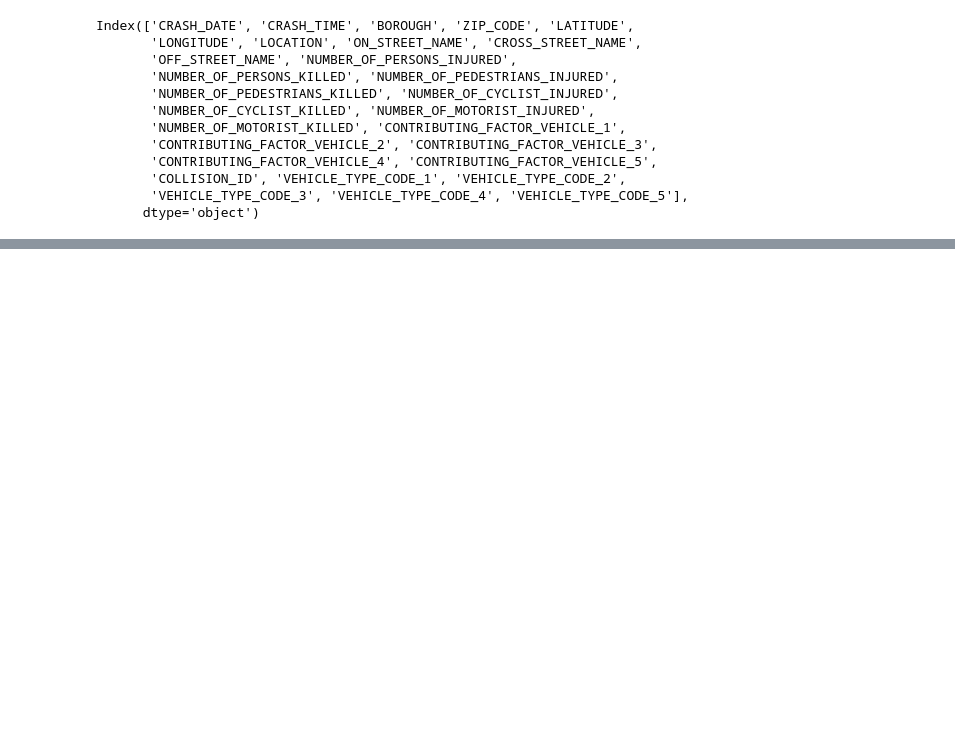
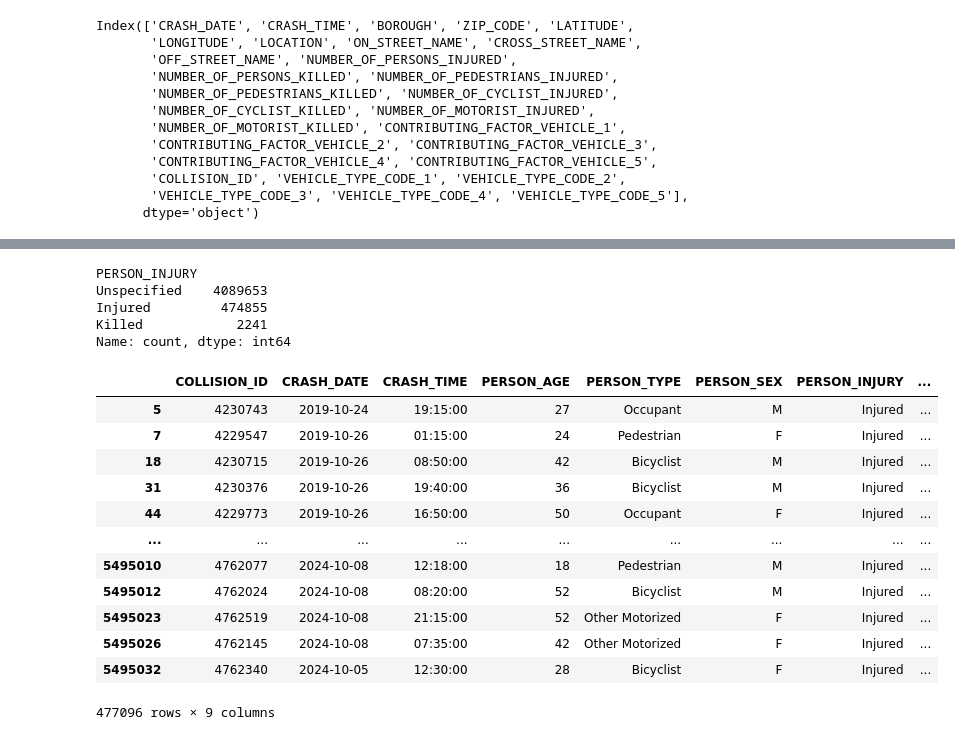
Before and after one commit to RasheedMartin/Nyc-Vehicle-Collisions, a Jupyter notebook: src/cleaning_data.ipynb, the cells around one changed output, grey strips where cells are left out. Drawn from its saved outputs; the diff is of its cells as text; code cells hidden in the pictures; blank space fills up the shorter version.

```diff
--- a/src/cleaning_data.ipynb
+++ b/src/cleaning_data.ipynb
@@ -217,16 +90,0 @@ print(crash_data.isnull().sum())
-# %%
-# Fill missing values for non-critical fields with 'UNKNOWN'
-person_data.fillna({
-    'PERSON_SEX': 'UNKNOWN',
-    'EJECTION': 'UNKNOWN',
-    'EMOTIONAL_STATUS': 'UNKNOWN',
-    'BODILY_INJURY': 'UNKNOWN',
-    'POSITION_IN_VEHICLE': 'UNKNOWN',
-    'SAFETY_EQUIPMENT': 'UNKNOWN',
-    'PED_LOCATION': 'UNKNOWN',
-    'PED_ACTION': 'UNKNOWN',
-    'COMPLAINT': 'UNKNOWN',
-    'PED_ROLE': 'UNKNOWN',
-    'CONTRIBUTING_FACTOR_1': 'UNKNOWN',
-    'CONTRIBUTING_FACTOR_2': 'UNKNOWN'
-}, inplace=True)
@@ -352,0 +270,5 @@ merged_data_cleaned.to_csv(str(dir_path / raw_data_path))
+# %%
+# Subsetting Data to focus on relevant columns
+person_detail_df = person_data[['COLLISION_ID', 'CRASH_DATE', 'CRASH_TIME', 'PERSON_AGE', 'PERSON_TYPE', 'PERSON_SEX', 'PERSON_INJURY', 'EMOTIONAL_STATUS', 'BODILY_INJURY']]
+
+person_detail_df.head()
@@ -352,0 +282,4 @@ merged_data_cleaned.to_csv(str(dir_path / raw_data_path))
+# %%
+# Drop the null Values
+person_detail_df = person_detail_df.dropna(subset=['PERSON_AGE', 'PERSON_SEX'])
+person_detail_df.head()
@@ -352,0 +293,13 @@ merged_data_cleaned.to_csv(str(dir_path / raw_data_path))
+# %%
+# Correct the Data Types
+print('Before the conversion: ')
+display(person_detail_df.info())
+
+person_detail_df['CRASH_DATE'] = pd.to_datetime(person_detail_df['CRASH_DATE'])
+person_detail_df['CRASH_TIME'] = pd.to_datetime(person_detail_df['CRASH_TIME'], format='%H:%M').dt.time
+person_detail_df['PERSON_AGE'] = person_detail_df['PERSON_AGE'].astype(int)
+
+print('After the conversion: ')
+display(person_detail_df.info())
+
+person_detail_df.head()
@@ -352,0 +349,25 @@ merged_data_cleaned.to_csv(str(dir_path / raw_data_path))
+# %%
+display(person_detail_df['PERSON_INJURY'].value_counts())
+
+person_detail_df = person_detail_df.query("PERSON_INJURY != 'Unspecified'")
+
+display(person_detail_df)
+# %% [output]
+PERSON_INJURY
+Unspecified    4089653
+Injured         474855
+Killed            2241
+Name: count, dtype: int64
+|  | COLLISION_ID | CRASH_DATE | CRASH_TIME | PERSON_AGE | PERSON_TYPE | PERSON_SEX | PERSON_INJURY | ... |
+| 5 | 4230743 | 2019-10-24 | 19:15:00 | 27 | Occupant | M | Injured | ... |
+| 7 | 4229547 | 2019-10-26 | 01:15:00 | 24 | Pedestrian | F | Injured | ... |
+| 18 | 4230715 | 2019-10-26 | 08:50:00 | 42 | Bicyclist | M | Injured | ... |
+| 31 | 4230376 | 2019-10-26 | 19:40:00 | 36 | Bicyclist | M | Injured | ... |
+| 44 | 4229773 | 2019-10-26 | 16:50:00 | 50 | Occupant | F | Injured | ... |
+| ... | ... | ... | ... | ... | ... | ... | ... | ... |
+| 5495010 | 4762077 | 2024-10-08 | 12:18:00 | 18 | Pedestrian | M | Injured | ... |
+| 5495012 | 4762024 | 2024-10-08 | 08:20:00 | 52 | Bicyclist | M | Injured | ... |
+| 5495023 | 4762519 | 2024-10-08 | 21:15:00 | 52 | Other Motorized | F | Injured | ... |
+| 5495026 | 4762145 | 2024-10-08 | 07:35:00 | 42 | Other Motorized | F | Injured | ... |
+| 5495032 | 4762340 | 2024-10-05 | 12:30:00 | 28 | Bicyclist | F | Injured | ... |
+477096 rows × 9 columns
```
Also changed, not shown: parts of 55 cells of this notebook, 7 other files.
